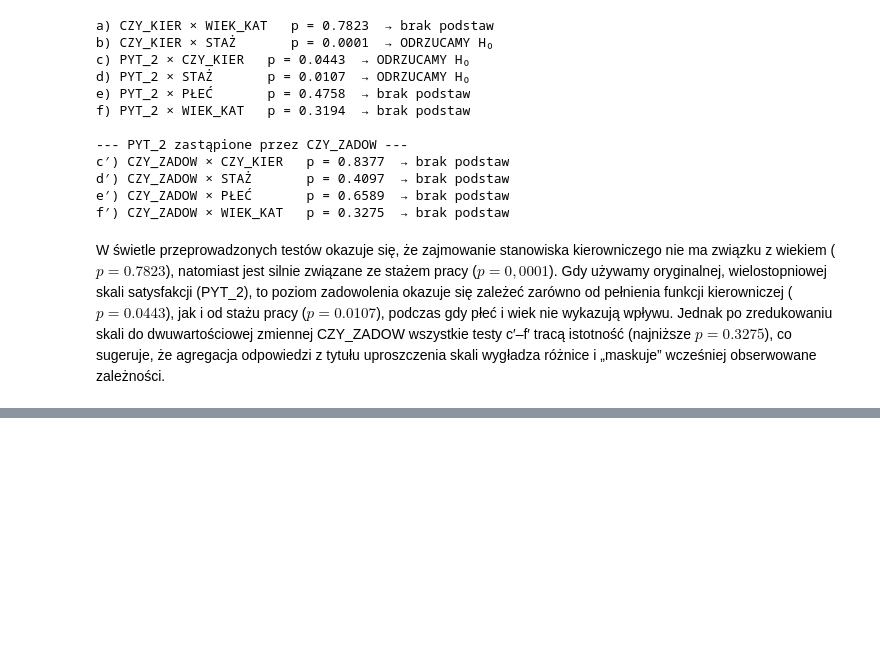
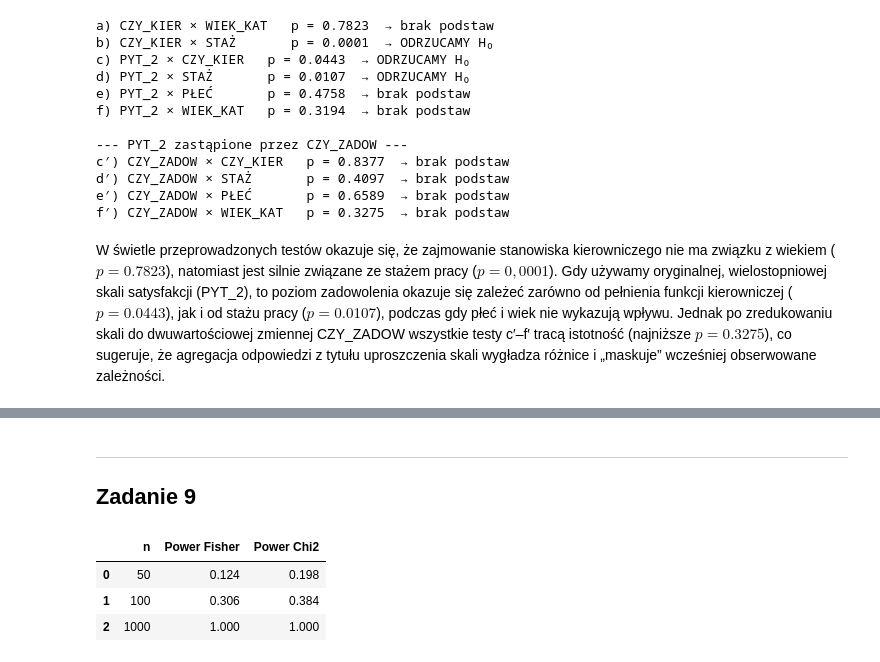
Before and after one commit to mathieuboro/Analysis_of_Survey_Data, a Jupyter notebook: Sprawozdanie2.ipynb, the cells around one changed output, grey strips where cells are left out. Drawn from its saved outputs; the diff is of its cells as text; code cells hidden in the pictures; blank space fills up the shorter version.

```diff
--- a/Sprawozdanie2.ipynb
+++ b/Sprawozdanie2.ipynb
@@ -290,0 +339,46 @@ W świetle przeprowadzonych testów okazuje się, że zajmowanie stanowiska kier
+# %% [markdown]
+___
+## Zadanie 9
+# %%
+def moc_testu(n, p, N=500, alpha=0.05):
+    np.random.seed(0)
+    count_fisher = 0
+    count_chi2 = 0
+
+    for _ in range(N):
+        # Generujemy próbę zapewniając, że nie ma zerowych marginesów
+        while True:
+            x = np.random.multinomial(n, p)
+            # marginesy wierszy i kolumn
+            row_sums = [x[0]+x[1], x[2]+x[3]]
+            col_sums = [x[0]+x[2], x[1]+x[3]]
+            if all(s > 0 for s in row_sums + col_sums):
+                break
+
+        table = np.array([[x[0], x[1]], [x[2], x[3]]])
+
+        _, p_fisher = stats.fisher_exact(table, alternative='two-sided')
+        if p_fisher < alpha:
+            count_fisher += 1
+
+        _, p_chi2, _, _ = stats.chi2_contingency(table, correction=False)
+        if p_chi2 < alpha:
+            count_chi2 += 1
+
+    return count_fisher / N, count_chi2 / N
+# %%
+p = [1/40, 3/40, 19/40, 17/40]
+ns = [50, 100, 1000]
+results = []
+
+for n in ns:
+    pow_f, pow_c = moc_testu(n, p, N=500, alpha=0.05)
+    results.append((n, pow_f, pow_c))
+
+df_results = pd.DataFrame(results, columns=['n', 'Power Fisher', 'Power Chi2'])
+df_results
+# %% [output]
+|  | n | Power Fisher | Power Chi2 |
+| 0 | 50 | 0.124 | 0.198 |
+| 1 | 100 | 0.306 | 0.384 |
+| 2 | 1000 | 1.000 | 1.000 |
```
Also changed, not shown: parts of 9 cells of this notebook.
